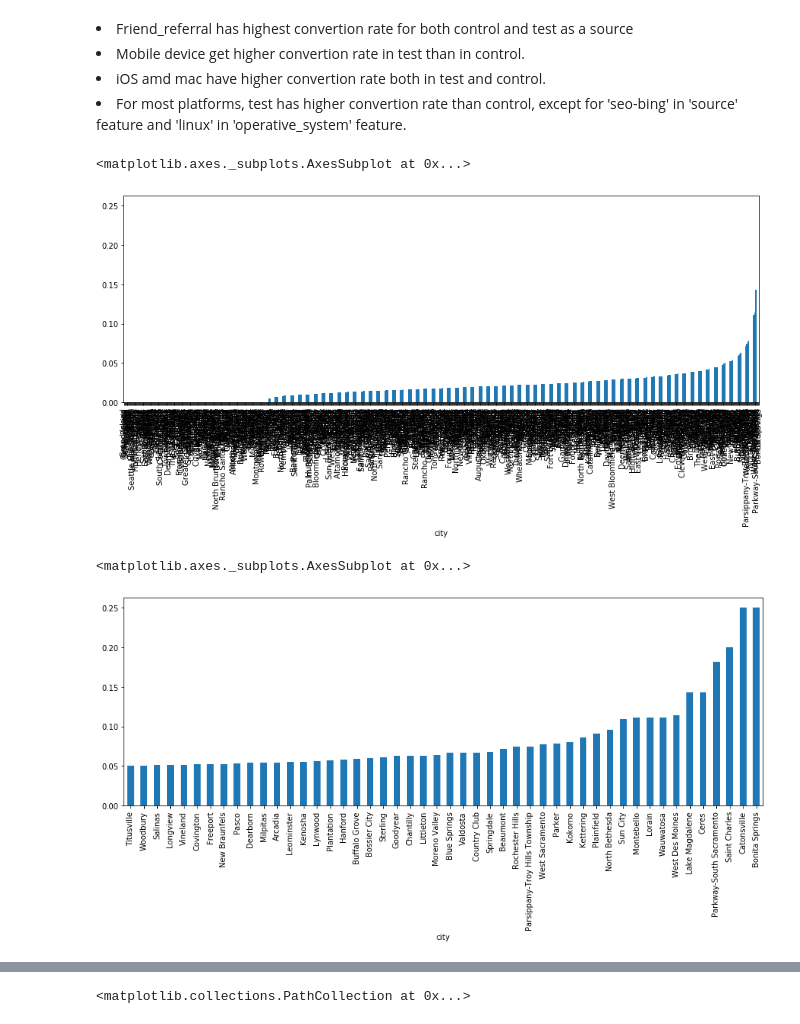
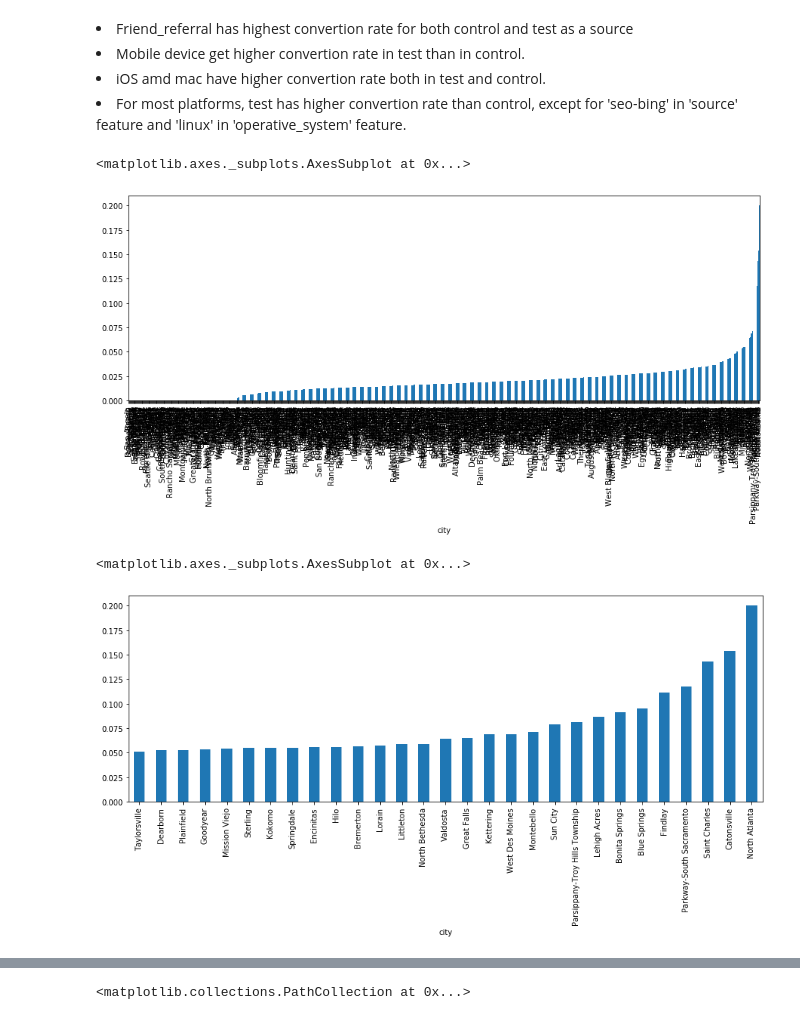
Before and after one commit to Shunling/Insight_HealthDataScience, a Jupyter notebook: DataChallenge1B/PricingTestDataChallenge.ipynb, the cells around one changed output, grey strips where cells are left out. Cells and saved outputs as stored; diff of their text form; code cells hidden in the pictures.

```diff
--- a/DataChallenge1B/PricingTestDataChallenge.ipynb
+++ b/DataChallenge1B/PricingTestDataChallenge.ipynb
@@ -364,11 +364,11 @@ for col in columns[:-1]:
 # %%
 # plot city feature
 fig,ax = plt.subplots(figsize=(15,5))
-city_convert = control[['city', 'converted']].groupby('city').mean().sort_values(by='converted')
+city_convert = df[['city', 'converted']].groupby('city').mean().sort_values(by='converted')
 city_convert.plot(kind='bar',legend=False,ax=ax)
 # %% [output]
 <matplotlib.axes._subplots.AxesSubplot at 0x...>
-[figure, old version]
+[figure, new version]
 # %%
 # too many cities, separate them into different buckets
 # first buckets: high rates
@@ -376,7 +376,7 @@ fig,ax = plt.subplots(figsize=(15,5))
 city_convert.loc[city_convert['converted'] > 0.05].plot(kind='bar',legend=False,ax=ax)
 # %% [output]
 <matplotlib.axes._subplots.AxesSubplot at 0x...>
-[figure, old version]
+[figure, new version]
 # %%
 # second buckets: upper middle rate
 fig,ax = plt.subplots(figsize=(15,5))
```
Also changed, not shown: parts of 25 cells of this notebook.
